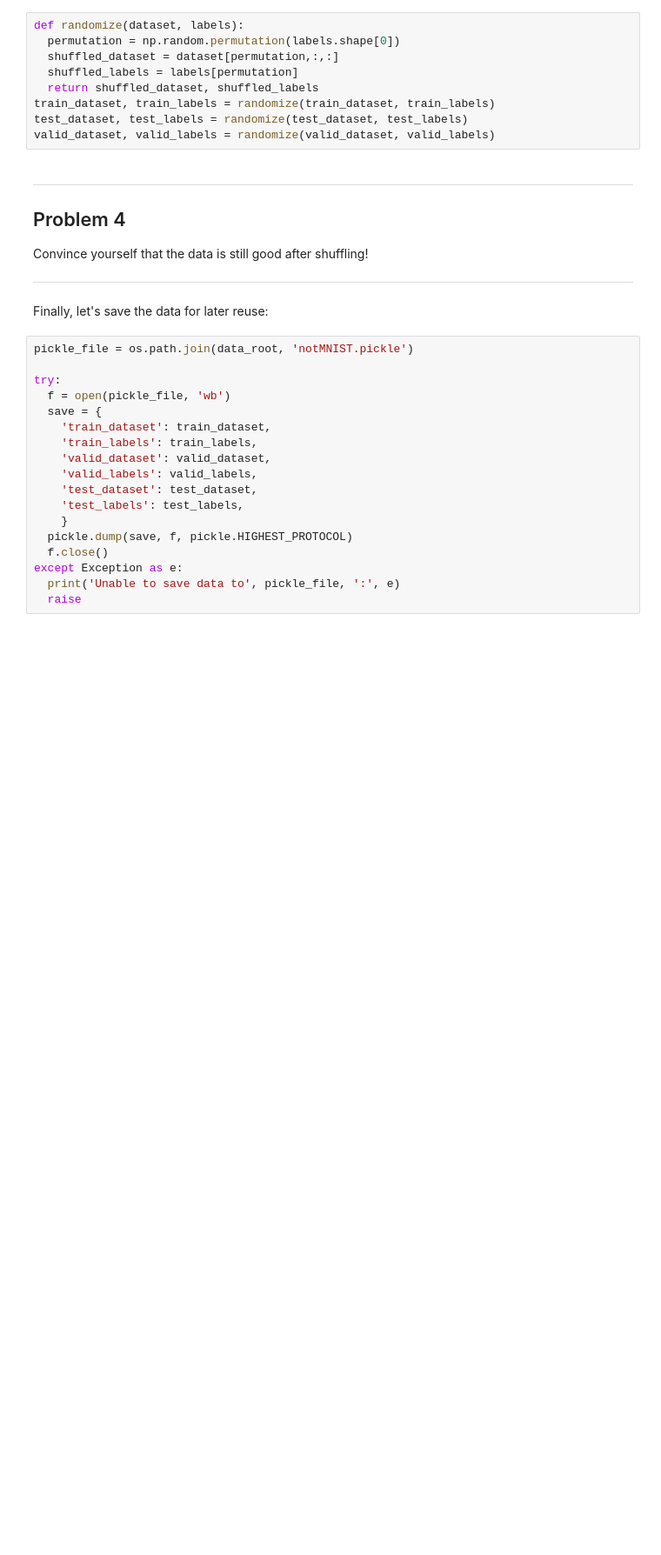
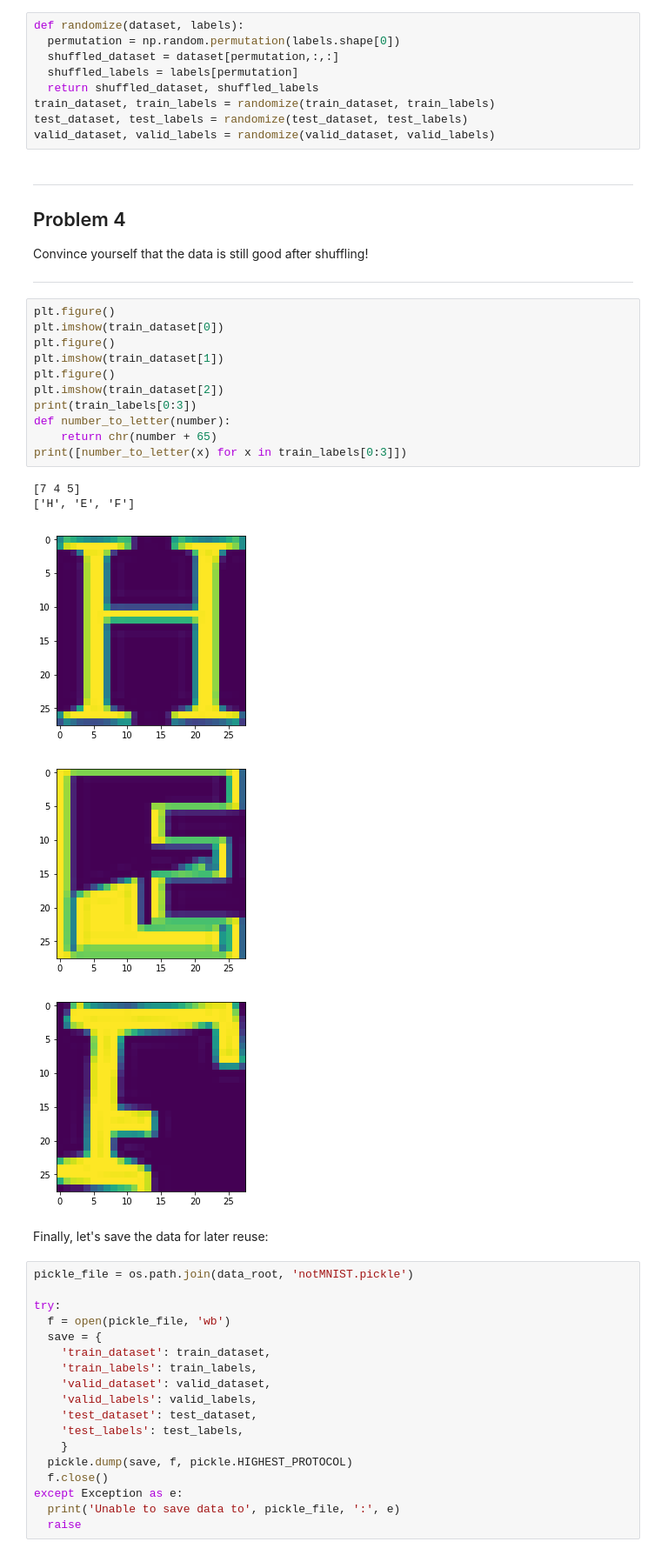
Before and after one commit to av-mido/udacity-deep-learning, a Jupyter notebook: src/1_notmnist.ipynb, the cells around one changed output. Shown at 87% size. Saved outputs shown, nothing was run; the diff lists cells and outputs as text; blank space fills up the shorter version.

```diff
--- a/src/1_notmnist.ipynb
+++ b/src/1_notmnist.ipynb
@@ -416,6 +416,23 @@ Problem 4
 Convince yourself that the data is still good after shuffling!
 
 ---
+# %%
+plt.figure()
+plt.imshow(train_dataset[0])
+plt.figure()
+plt.imshow(train_dataset[1])
+plt.figure()
+plt.imshow(train_dataset[2])
+print(train_labels[0:3])
+def number_to_letter(number):
+    return chr(number + 65)
+print([number_to_letter(x) for x in train_labels[0:3]])
+# %% [output]
+[7 4 5]
+['H', 'E', 'F']
+[figure, added]
+[figure, added]
+[figure, added]
 # %% [markdown]
 Finally, let's save the data for later reuse:
 # %%
```
Also changed, not shown: parts of 5 cells of this notebook.
